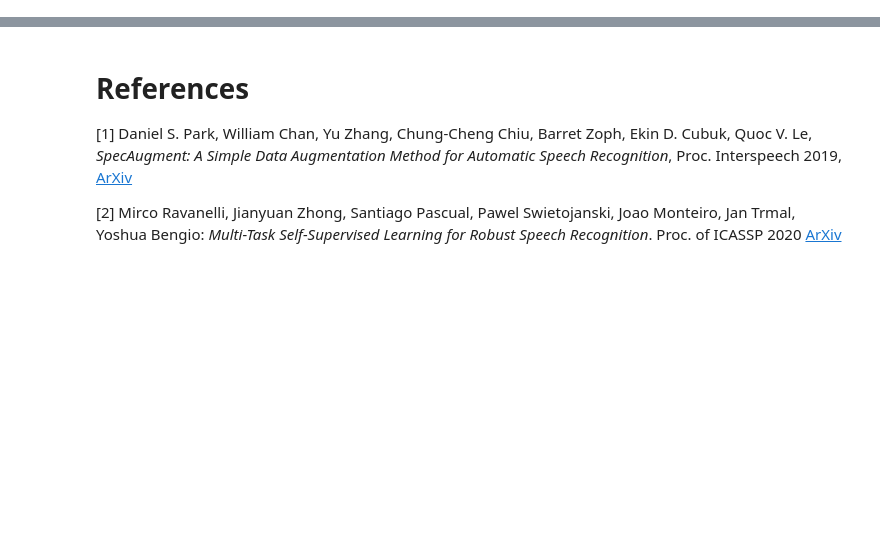
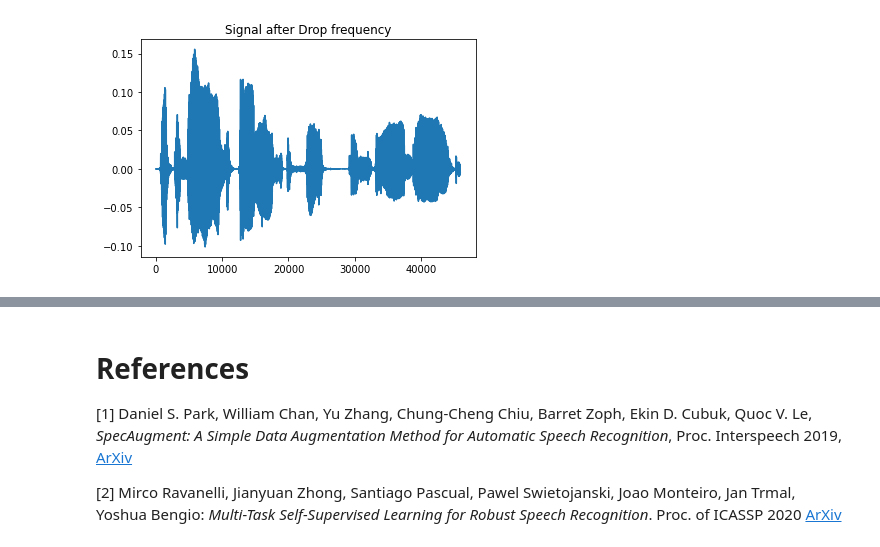
Before and after one commit to Yugi-Seong/AudioDataAugumentation-, a Jupyter notebook: SpeechAugmentation.ipynb, the cells around one changed output, grey strips where cells are left out. Drawn from its saved outputs; the diff is of its cells as text; code cells hidden in the pictures; blank space fills up the shorter version.

```diff
--- a/SpeechAugmentation.ipynb
+++ b/SpeechAugmentation.ipynb
@@ -231,0 +178,9 @@ The current tutorial was based on our time-domain implementation. We also have a
+# %%
+plt.figure(1)
+plt.title("Signal after Drop frequency")
+plt.plot(dropped_signal_freq.squeeze())
+plt.show()
+
+Audio(dropped_signal_freq,rate=16000)
+# %% [output]
+[figure, added]
```
Also changed, not shown: parts of 50 cells of this notebook.
